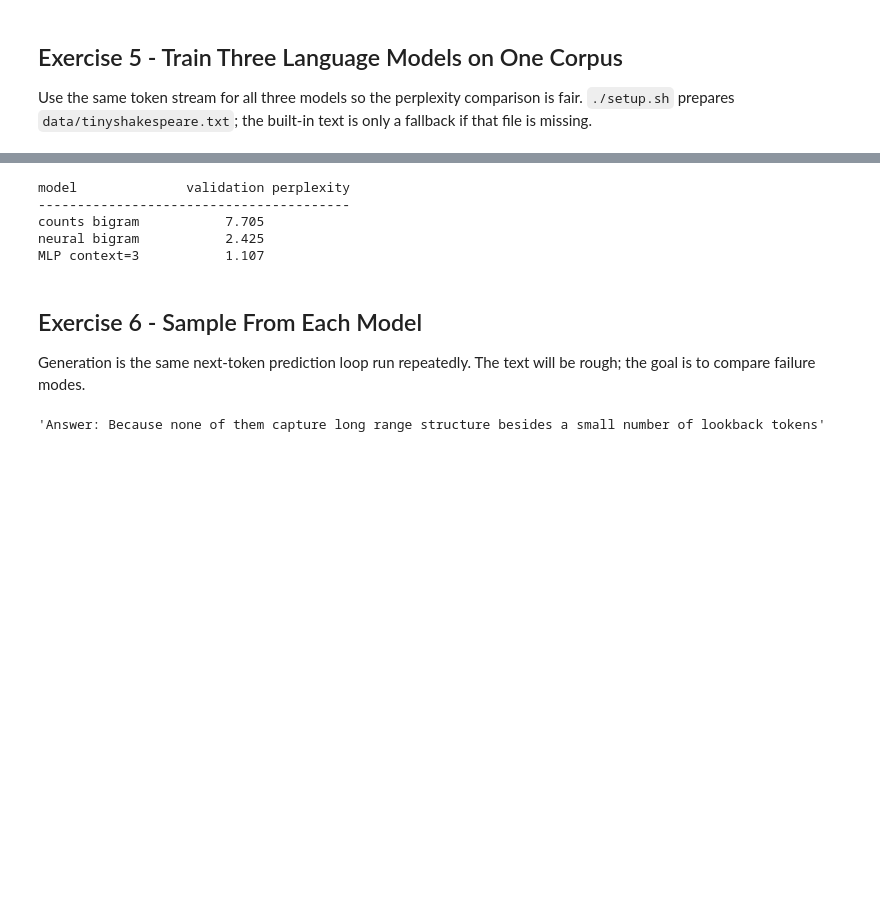
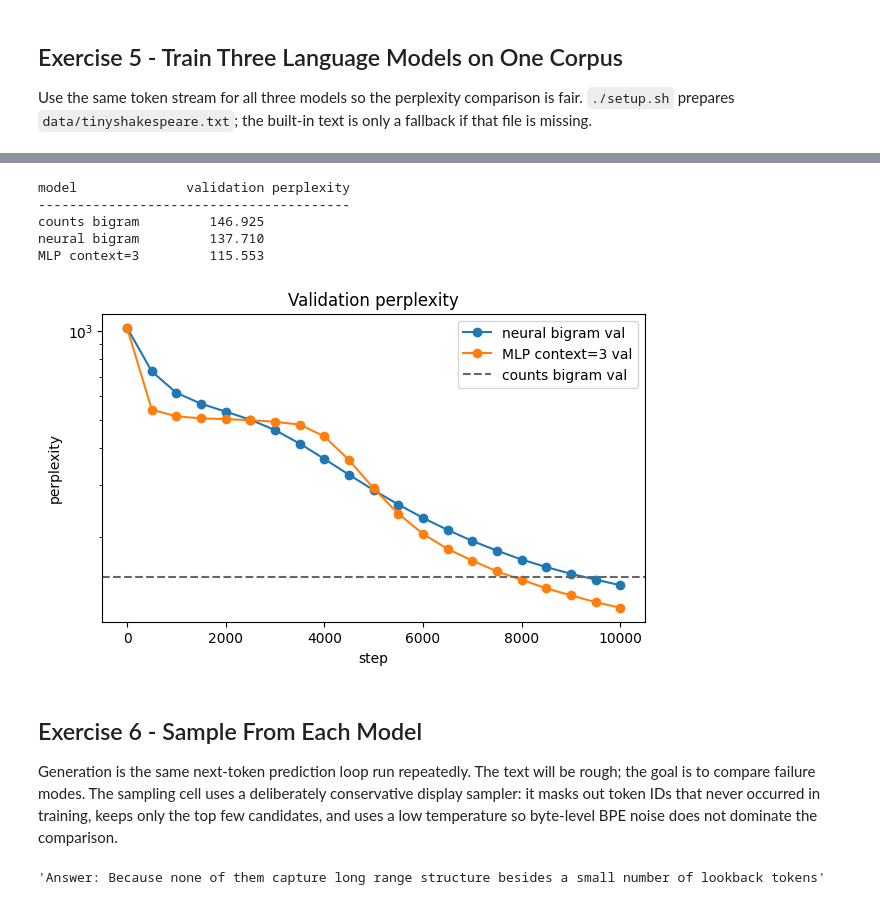
Before and after one commit to Mister-Meeseeks/g2c, a Jupyter notebook: notebooks/solutions/06-language-models.ipynb, the cells around one changed output, grey strips where cells are left out. Cells and saved outputs as stored; diff of their text form; code cells hidden in the pictures; blank space fills up the shorter version.

```diff
--- a/notebooks/solutions/06-language-models.ipynb
+++ b/notebooks/solutions/06-language-models.ipynb
@@ -289,59 +306,75 @@ val tokens: 721
 # %%
-num_steps = 500
-log_every = 50
+num_steps = 10000
+log_every = 500
 
 counts_model = CountsBigramLM(vocab_size=vocab_size, smoothing=1.0)
 counts_model.fit(train_ids)
 counts_ppl = perplexity(counts_model, val_ids)
 
-neural_model = NeuralBigramLM(vocab_size=vocab_size, embedding_dim=32)
+neural_model = NeuralBigramLM(vocab_size=vocab_size, embedding_dim=128)
 neural_history = train_lm(
     neural_model,
     train_ids,
     val_ids=val_ids,
-    batch_size=64,
+    batch_size=256,
     num_steps=num_steps,
     lr=0.4,
     log_every=log_every,
     generator=torch.Generator().manual_seed(1),
 )
 
 mlp_model = MLPLanguageModel(
     vocab_size=vocab_size,
     context_length=3,
-    embedding_dim=32,
-    hidden_dim=64,
+    embedding_dim=128,
+    hidden_dim=512,
 )
 mlp_history = train_lm(
     mlp_model,
     train_ids,
     val_ids=val_ids,
-    batch_size=64,
+    batch_size=256,
     num_steps=num_steps,
-    lr=0.25,
+    lr=0.2,
     log_every=log_every,
     generator=torch.Generator().manual_seed(2),
 )
 
 results = [
     ("counts bigram", counts_ppl),
     ("neural bigram", neural_history["val_perplexities"][-1]),
     ("MLP context=3", mlp_history["val_perplexities"][-1]),
 ]
 
 print("model              validation perplexity")
 print("-" * 40)
 for name, ppl in results:
     print(f"{name:18s} {ppl:10.3f}")
+
+train_steps = list(range(0, num_steps, log_every))
+if train_steps[-1] != num_steps - 1:
+    train_steps.append(num_steps - 1)
+
+plt.figure(figsize=(7, 4))
+plt.plot(train_steps, neural_history["val_perplexities"], marker="o", label="neural bigram val")
+plt.plot(train_steps, mlp_history["val_perplexities"], marker="o", label="MLP context=3 val")
+plt.axhline(counts_ppl, color="0.4", linestyle="--", label="counts bigram val")
+plt.yscale("log")
+plt.title("Validation perplexity")
+plt.xlabel("step")
+plt.ylabel("perplexity")
+plt.legend()
+plt.show()
 # %% [output]
 model              validation perplexity
 ----------------------------------------
-counts bigram           7.705
-neural bigram           2.425
-MLP context=3           1.107
+counts bigram         146.925
+neural bigram         137.710
+MLP context=3         115.553
+[figure, added]
 # %% [markdown]
 ## Exercise 6 - Sample From Each Model
 
-Generation is the same next-token prediction loop run repeatedly. The text will be rough; the goal is to compare failure modes.
+Generation is the same next-token prediction loop run repeatedly. The text will be rough; the goal is to compare failure modes. The sampling cell uses a deliberately conservative display sampler: it masks out token IDs that never occurred in training, keeps only the top few candidates, and uses a low temperature so byte-level BPE noise does not dominate the comparison.
 # %%
 "Question: Which model's sample has the most locally plausible text? What evidence do you see?"
```
Also changed, not shown: parts of 7 cells of this notebook, 1 other file.
